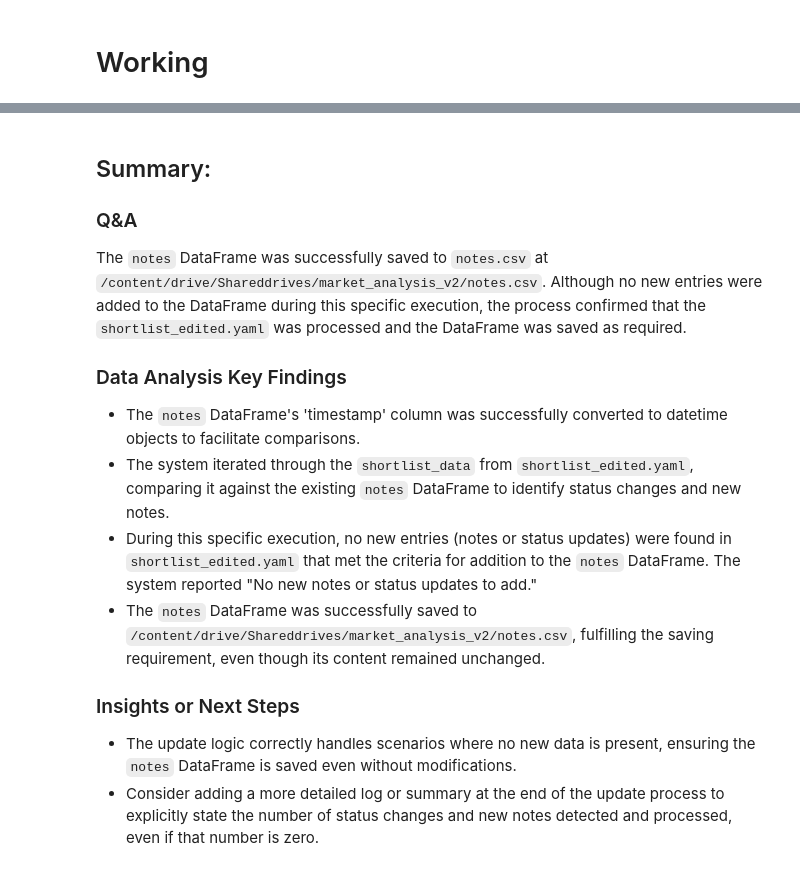
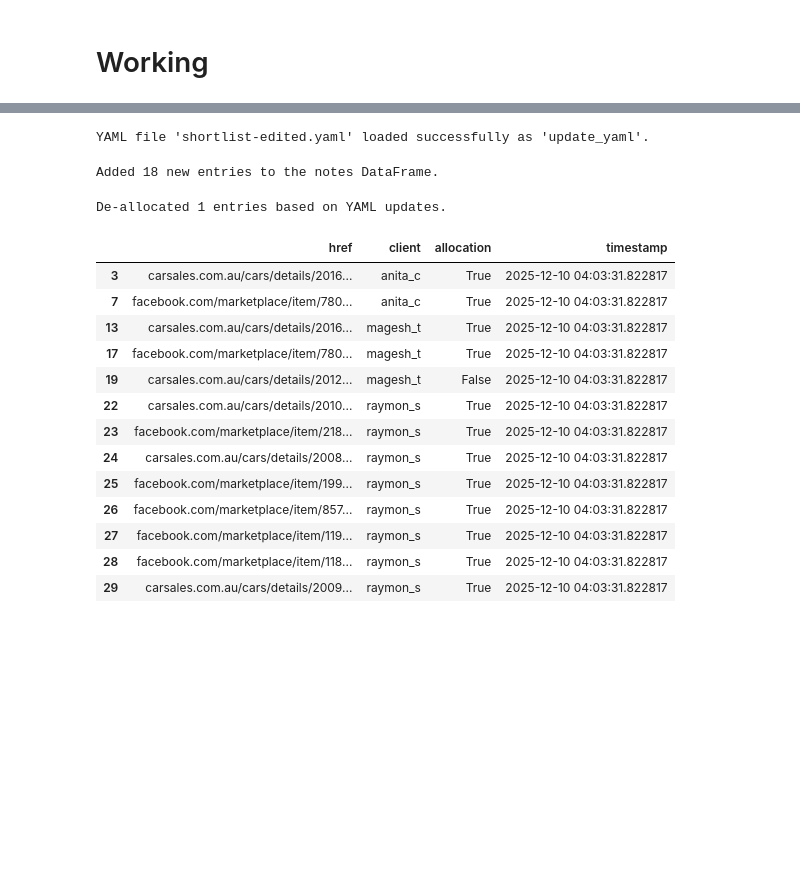
Before and after one commit to imrogerjiang/market_analysis_v2, a Jupyter notebook: Market Analysis V2.ipynb, the cells around one changed output, grey strips where cells are left out. Drawn from its saved outputs; the diff is of its cells as text; code cells hidden in the pictures; blank space fills up the shorter version.

```diff
--- a/Market Analysis V2.ipynb
+++ b/Market Analysis V2.ipynb
@@ -1046,5 +1373,3 @@ def apply_regression(df: pd.DataFrame) -> (pd.DataFrame, pd.Series):
 # %% [markdown]
 # Working
-# %%
-listings = listings.head(1)
 # %%
@@ -1070,4 +1380,4 @@ WARNING: Column 'odometer' in enriched_new_listings has 2 missing values.
 # %%
 # Add new listings to listings dataframe
-updated_listings = integrate_listings(listings, gen_lookup, save=False)
+updated_listings = integrate_listings(listings, gen_lookup)
 # %% [output]
@@ -1097,3 +1407,3 @@ memory usage: 116.0+ KB
 # %%
-allocate_listings(listings_lr, notes, allocation)
+allocations = allocate_listings(listings_lr, notes, allocations)
 # %% [output]
@@ -1274,15 +1420,15 @@ Confirm that the `notes` DataFrame has been successfully updated and saved based
-# %% [markdown]
-## Summary:
-
-### Q&A
-The `notes` DataFrame was successfully saved to `notes.csv` at `/content/drive/Shareddrives/market_analysis_v2/notes.csv`. Although no new entries were added to the DataFrame during this specific execution, the process confirmed that the `shortlist_edited.yaml` was processed and the DataFrame was saved as required.
-
-### Data Analysis Key Findings
-*   The `notes` DataFrame's 'timestamp' column was successfully converted to datetime objects to facilitate comparisons.
-*   The system iterated through the `shortlist_data` from `shortlist_edited.yaml`, comparing it against the existing `notes` DataFrame to identify status changes and new notes.
-*   During this specific execution, no new entries (notes or status updates) were found in `shortlist_edited.yaml` that met the criteria for addition to the `notes` DataFrame. The system reported "No new notes or status updates to add."
-*   The `notes` DataFrame was successfully saved to `/content/drive/Shareddrives/market_analysis_v2/notes.csv`, fulfilling the saving requirement, even though its content remained unchanged.
-
-### Insights or Next Steps
-*   The update logic correctly handles scenarios where no new data is present, ensuring the `notes` DataFrame is saved even without modifications.
-*   Consider adding a more detailed log or summary at the end of the update process to explicitly state the number of status changes and new notes detected and processed, even if that number is zero.
+# %%
+import yaml
+
+with open('/content/shortlist-edited.yaml', 'r') as file:
+    update_yaml = list(yaml.safe_load_all(file))
+
+print("YAML file 'shortlist-edited.yaml' loaded successfully as 'update_yaml'.")
+# %% [output]
+YAML file 'shortlist-edited.yaml' loaded successfully as 'update_yaml'.
+# %%
+author = "roger"
+new_notes = update_notes(notes, update_yaml, author)
+new_notes
+# %% [output]
+Added 18 new entries to the notes DataFrame.
@@ -1288,0 +1438,19 @@ The `notes` DataFrame was successfully saved to `notes.csv` at `/content/drive/S
+# %%
+new_allocations = update_allocations(allocations, update_yaml)
+new_allocations
+# %% [output]
+De-allocated 1 entries based on YAML updates.
+|  | href | client | allocation | timestamp |
+| 3 | carsales.com.au/cars/details/2016... | anita_c | True | 2025-12-10 04:03:31.822817 |
+| 7 | facebook.com/marketplace/item/780... | anita_c | True | 2025-12-10 04:03:31.822817 |
+| 13 | carsales.com.au/cars/details/2016... | magesh_t | True | 2025-12-10 04:03:31.822817 |
+| 17 | facebook.com/marketplace/item/780... | magesh_t | True | 2025-12-10 04:03:31.822817 |
+| 19 | carsales.com.au/cars/details/2012... | magesh_t | False | 2025-12-10 04:03:31.822817 |
+| 22 | carsales.com.au/cars/details/2010... | raymon_s | True | 2025-12-10 04:03:31.822817 |
+| 23 | facebook.com/marketplace/item/218... | raymon_s | True | 2025-12-10 04:03:31.822817 |
+| 24 | carsales.com.au/cars/details/2008... | raymon_s | True | 2025-12-10 04:03:31.822817 |
+| 25 | facebook.com/marketplace/item/199... | raymon_s | True | 2025-12-10 04:03:31.822817 |
+| 26 | facebook.com/marketplace/item/857... | raymon_s | True | 2025-12-10 04:03:31.822817 |
+| 27 | facebook.com/marketplace/item/119... | raymon_s | True | 2025-12-10 04:03:31.822817 |
+| 28 | facebook.com/marketplace/item/118... | raymon_s | True | 2025-12-10 04:03:31.822817 |
+| 29 | carsales.com.au/cars/details/2009... | raymon_s | True | 2025-12-10 04:03:31.822817 |
```
Also changed, not shown: parts of 35 cells of this notebook.
